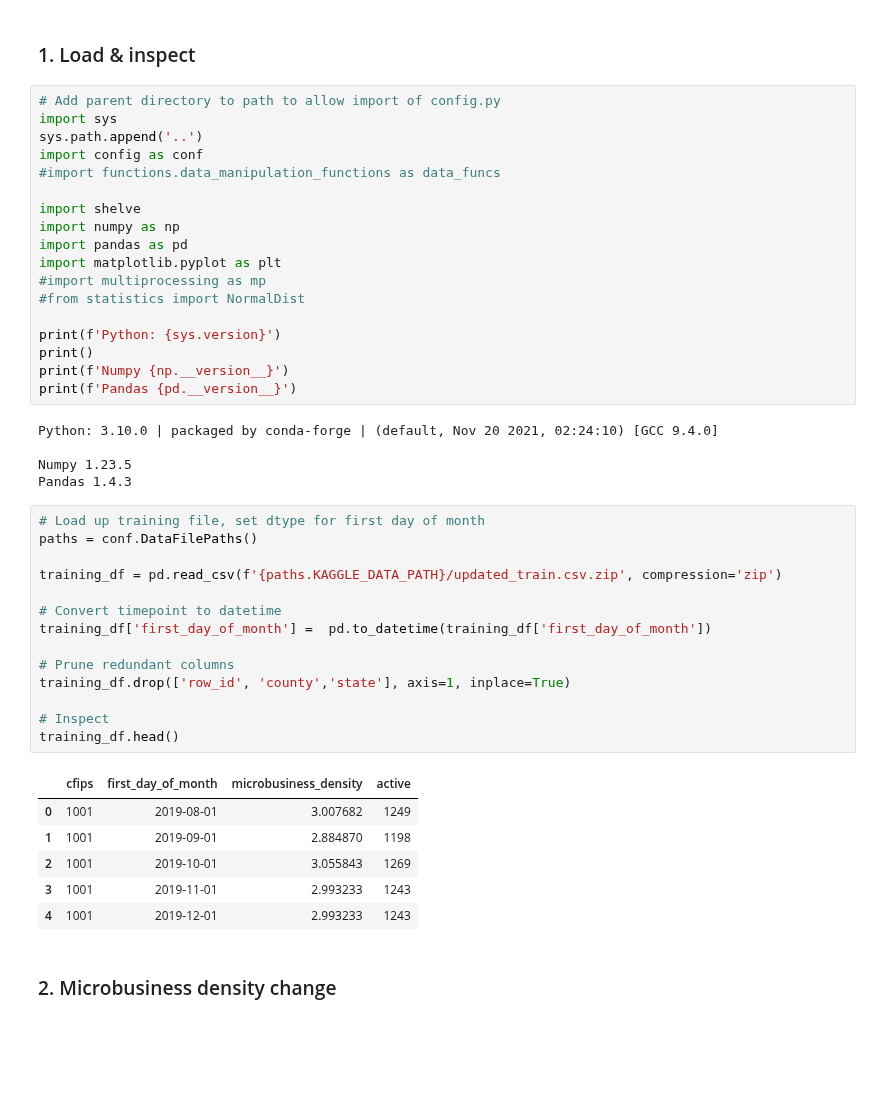
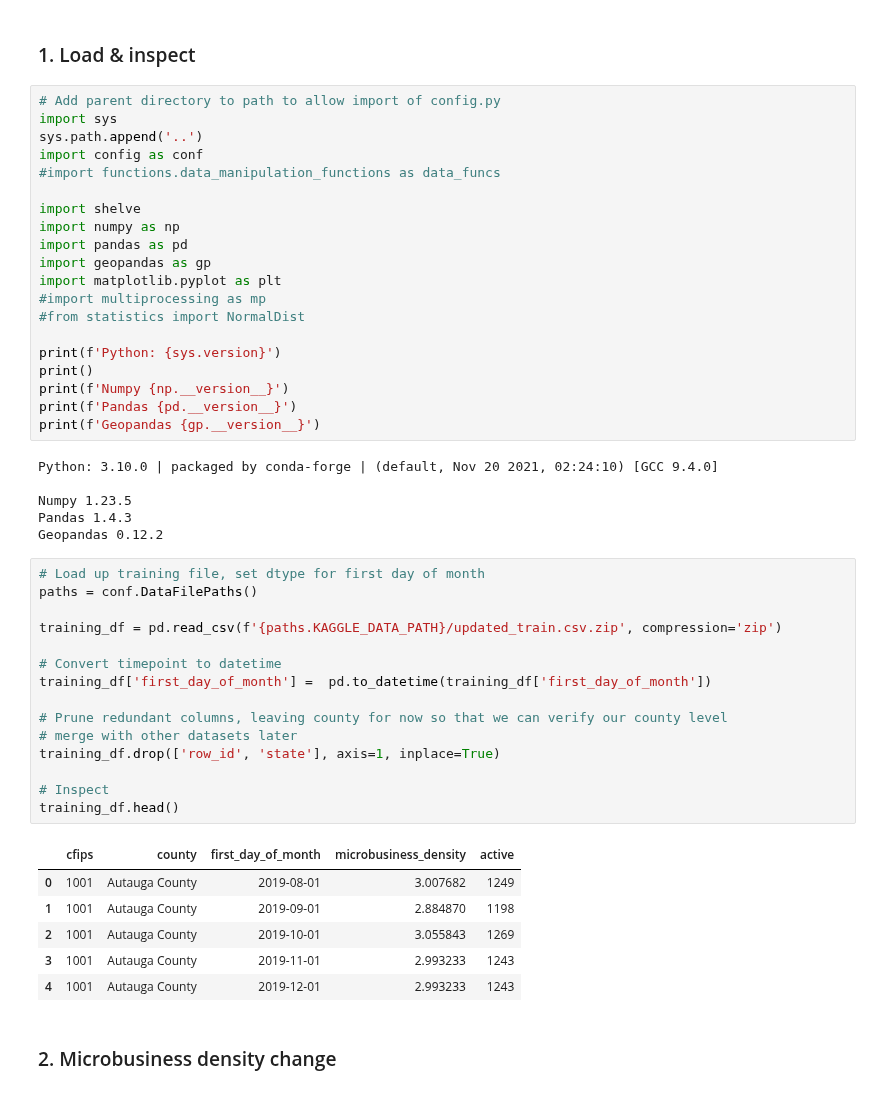
Before and after one commit to gperdrizet/kaggle_microbusiness, a Jupyter notebook: notebooks/09.2-parse_supplemented_data_for_structured_bootstrapping.ipynb, the cells around one changed output. Cells and saved outputs as stored; diff of their text form; blank space fills up the shorter version.

```diff
--- a/notebooks/09.2-parse_supplemented_data_for_structured_bootstrapping.ipynb
+++ b/notebooks/09.2-parse_supplemented_data_for_structured_bootstrapping.ipynb
@@ -25,6 +25,7 @@ import config as conf
 import shelve
 import numpy as np
 import pandas as pd
+import geopandas as gp
 import matplotlib.pyplot as plt
 #import multiprocessing as mp
 #from statistics import NormalDist
@@ -33,32 +34,35 @@ print(f'Python: {sys.version}')
 print()
 print(f'Numpy {np.__version__}')
 print(f'Pandas {pd.__version__}')
+print(f'Geopandas {gp.__version__}')
 # %% [output]
 Python: 3.10.0 | packaged by conda-forge | (default, Nov 20 2021, 02:24:10) [GCC 9.4.0]
 
 Numpy 1.23.5
 Pandas 1.4.3
+Geopandas 0.12.2
 # %%
 # Load up training file, set dtype for first day of month
 paths = conf.DataFilePaths()
 
 training_df = pd.read_csv(f'{paths.KAGGLE_DATA_PATH}/updated_train.csv.zip', compression='zip')
 
 # Convert timepoint to datetime
 training_df['first_day_of_month'] =  pd.to_datetime(training_df['first_day_of_month'])
 
-# Prune redundant columns
-training_df.drop(['row_id', 'county','state'], axis=1, inplace=True)
+# Prune redundant columns, leaving county for now so that we can verify our county level
+# merge with other datasets later
+training_df.drop(['row_id', 'state'], axis=1, inplace=True)
 
 # Inspect
 training_df.head()
 # %% [output]
-|  | cfips | first_day_of_month | microbusiness_density | active |
-| 0 | 1001 | 2019-08-01 | 3.007682 | 1249 |
-| 1 | 1001 | 2019-09-01 | 2.884870 | 1198 |
-| 2 | 1001 | 2019-10-01 | 3.055843 | 1269 |
-| 3 | 1001 | 2019-11-01 | 2.993233 | 1243 |
-| 4 | 1001 | 2019-12-01 | 2.993233 | 1243 |
+|  | cfips | county | first_day_of_month | microbusiness_density | active |
+| 0 | 1001 | Autauga County | 2019-08-01 | 3.007682 | 1249 |
+| 1 | 1001 | Autauga County | 2019-09-01 | 2.884870 | 1198 |
+| 2 | 1001 | Autauga County | 2019-10-01 | 3.055843 | 1269 |
+| 3 | 1001 | Autauga County | 2019-11-01 | 2.993233 | 1243 |
+| 4 | 1001 | Autauga County | 2019-12-01 | 2.993233 | 1243 |
 # %% [markdown]
 <a name="difference"></a>
 ### 2. Microbusiness density change
```
Also changed, not shown: parts of 23 cells of this notebook.
